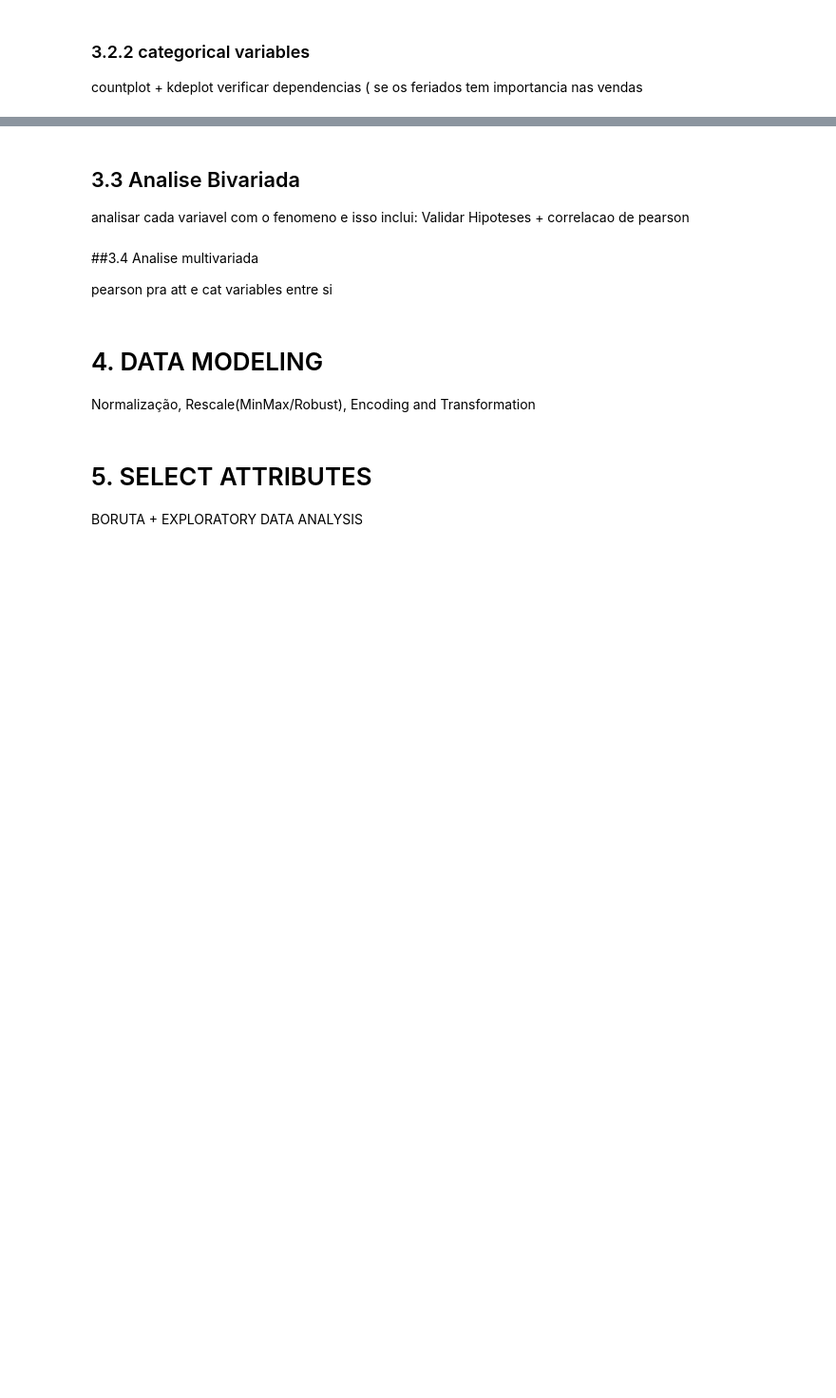
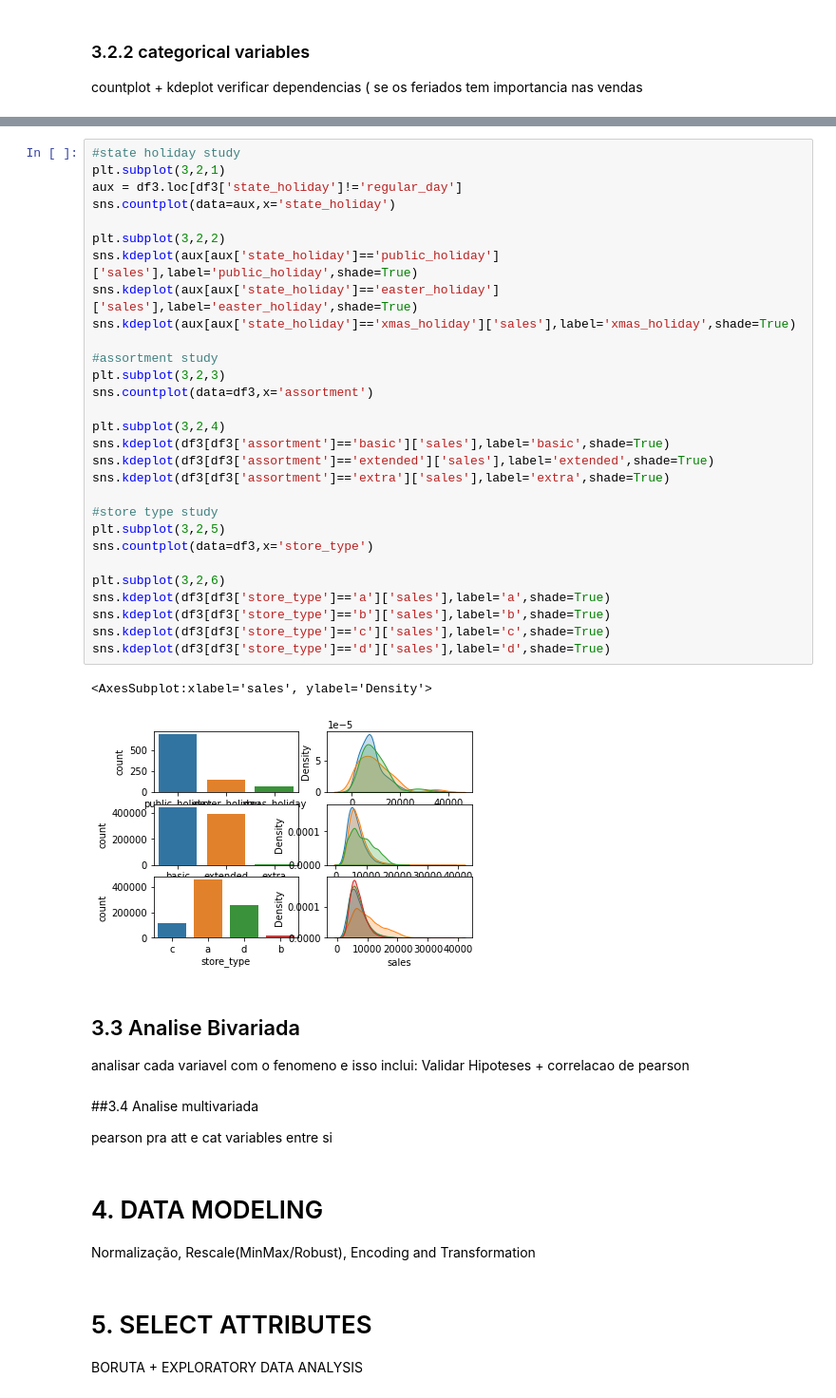
Before and after one commit to danjaca/predicting_sales_rossmann, a Jupyter notebook: Rossmann_predict_sales.ipynb, the cells around one changed output, grey strips where cells are left out. Shown at 95% size. Cells and saved outputs as stored; diff of their text form; blank space fills up the shorter version.

```diff
--- a/Rossmann_predict_sales.ipynb
+++ b/Rossmann_predict_sales.ipynb
@@ -478,3 +537,35 @@ verificar dependencias ( se os feriados tem importancia nas vendas
+# %%
+#state holiday study
+plt.subplot(3,2,1)
+aux = df3.loc[df3['state_holiday']!='regular_day']
+sns.countplot(data=aux,x='state_holiday')
+
+plt.subplot(3,2,2)
+sns.kdeplot(aux[aux['state_holiday']=='public_holiday']['sales'],label='public_holiday',shade=True)
+sns.kdeplot(aux[aux['state_holiday']=='easter_holiday']['sales'],label='easter_holiday',shade=True)
+sns.kdeplot(aux[aux['state_holiday']=='xmas_holiday']['sales'],label='xmas_holiday',shade=True)
+
+#assortment study
+plt.subplot(3,2,3)
+sns.countplot(data=df3,x='assortment')
+
+plt.subplot(3,2,4)
+sns.kdeplot(df3[df3['assortment']=='basic']['sales'],label='basic',shade=True)
+sns.kdeplot(df3[df3['assortment']=='extended']['sales'],label='extended',shade=True)
+sns.kdeplot(df3[df3['assortment']=='extra']['sales'],label='extra',shade=True)
+
+#store type study
+plt.subplot(3,2,5)
+sns.countplot(data=df3,x='store_type')
+
+plt.subplot(3,2,6)
+sns.kdeplot(df3[df3['store_type']=='a']['sales'],label='a',shade=True)
+sns.kdeplot(df3[df3['store_type']=='b']['sales'],label='b',shade=True)
+sns.kdeplot(df3[df3['store_type']=='c']['sales'],label='c',shade=True)
+sns.kdeplot(df3[df3['store_type']=='d']['sales'],label='d',shade=True)
+# %% [output]
+<AxesSubplot:xlabel='sales', ylabel='Density'>
+[figure, added]
 # %% [markdown]
 ## 3.3 Analise Bivariada
 analisar cada variavel com o fenomeno e isso inclui:
```
Also changed, not shown: parts of 16 cells of this notebook.
